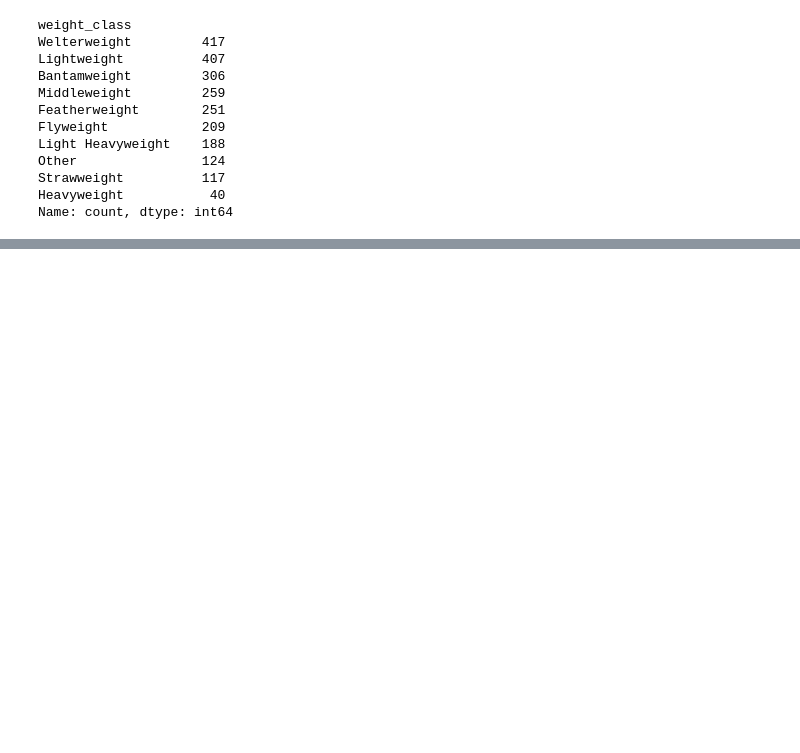
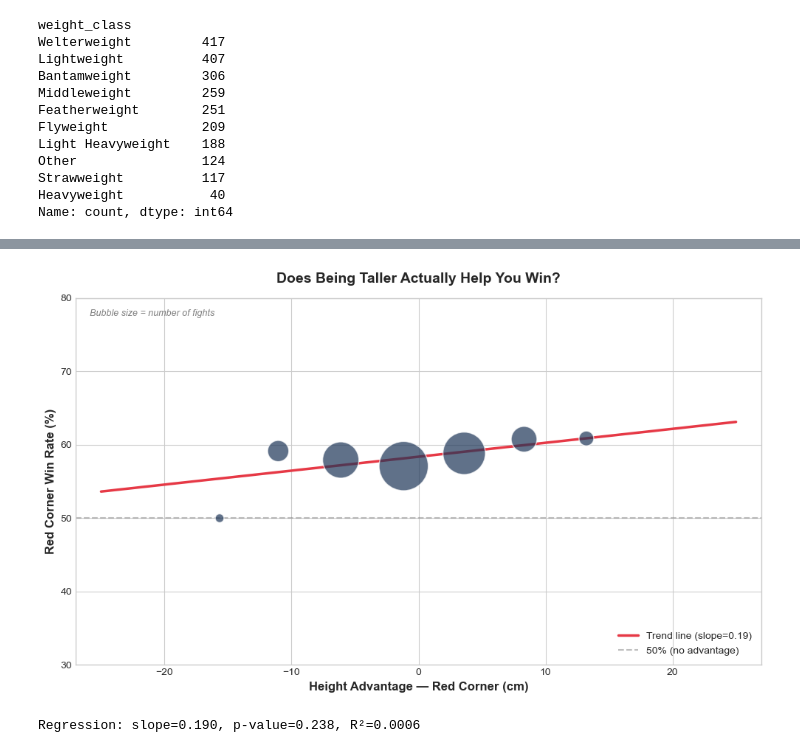
Before and after one commit to wilmshurstnoah-ux/ufc-analysis, a Jupyter notebook: blog.ipynb, the cells around one changed output, grey strips where cells are left out. Saved outputs shown, nothing was run; the diff lists cells and outputs as text; code cells hidden in the pictures; blank space fills up the shorter version.

```diff
--- a/blog.ipynb
+++ b/blog.ipynb
@@ -130,0 +246,46 @@ Name: count, dtype: int64
+# %%
+# ── Plot 2: Height Advantage vs Win Rate (Bubble Scatter + Trend) ──
+fig, ax = plt.subplots(figsize=(10, 6))
+
+plot_data = df[df['height_diff'].notna()].copy()
+
+# Bin into 5 cm buckets for a cleaner visualisation
+bins = np.arange(-25, 27.5, 5)
+plot_data['height_bin'] = pd.cut(plot_data['height_diff'], bins=bins)
+binned = plot_data.groupby('height_bin', observed=True).agg(
+    win_rate=('r_win', 'mean'),
+    count=('r_win', 'count'),
+    height_mid=('height_diff', 'mean'),
+).dropna()
+binned = binned[binned['count'] >= 10]  # require at least 10 fights per bin
+
+# Bubble size scales with the number of fights in each bucket
+ax.scatter(binned['height_mid'], binned['win_rate'] * 100,
+           s=binned['count'] * 3, c=COLORS['dark'], alpha=0.7,
+           zorder=5, edgecolors='white', linewidth=1)
+
+# Fit a simple linear regression through the raw (unbinned) data
+slope, intercept, r_value, p_value, _ = stats.linregress(
+    plot_data['height_diff'], plot_data['r_win'] * 100)
+x_line = np.linspace(-25, 25, 100)
+ax.plot(x_line, slope * x_line + intercept, color=COLORS['primary'],
+        linewidth=2.5, label=f'Trend line (slope={slope:.2f})')
+
+ax.axhline(y=50, color='gray', linestyle='--', alpha=0.5, label='50% (no advantage)')
+ax.set_xlabel('Height Advantage — Red Corner (cm)', fontsize=12, fontweight='bold')
+ax.set_ylabel('Red Corner Win Rate (%)', fontsize=12, fontweight='bold')
+ax.set_title('Does Being Taller Actually Help You Win?', fontsize=14, fontweight='bold', pad=15)
+ax.legend(loc='lower right', framealpha=0.9)
+ax.set_xlim(-27, 27)
+ax.set_ylim(30, 80)
+ax.annotate('Bubble size = number of fights', xy=(0.02, 0.97),
+            xycoords='axes fraction', fontsize=9, fontstyle='italic',
+            va='top', color='gray')
+plt.tight_layout()
+plt.savefig('output/figures/plot2_height_advantage.png', dpi=150, bbox_inches='tight')
+plt.show()
+
+print(f"Regression: slope={slope:.3f}, p-value={p_value:.3f}, R²={r_value**2:.4f}")
+# %% [output]
+[figure, added]
+Regression: slope=0.190, p-value=0.238, R²=0.0006
```
Also changed, not shown: parts of 17 cells of this notebook, 4 other files.
